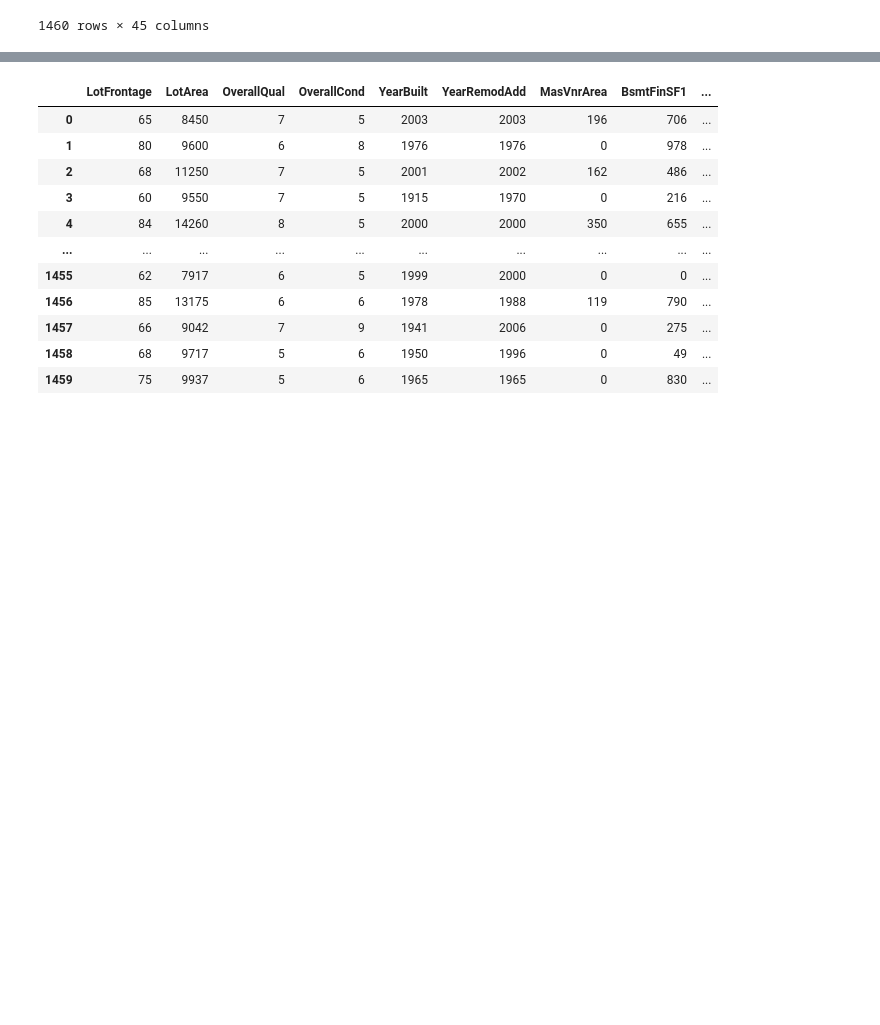
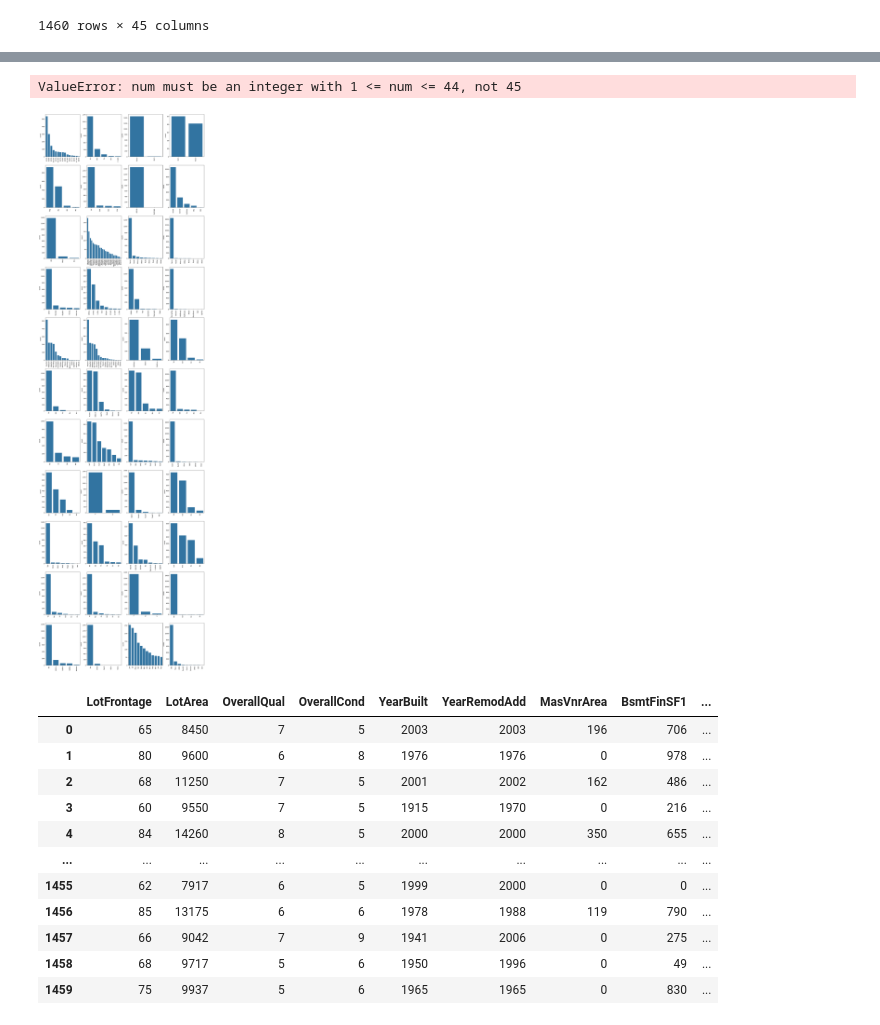
Before and after one commit to Meenakshigupta6527/EDA-for-Real-Estate-Pricing, a Jupyter notebook: Exploratory_Data_Analysis_for_Real_Estate_Pricing.ipynb, the cells around one changed output, grey strips where cells are left out. Saved outputs shown, nothing was run; the diff lists cells and outputs as text; code cells hidden in the pictures; blank space fills up the shorter version.

```diff
--- a/Exploratory_Data_Analysis_for_Real_Estate_Pricing.ipynb
+++ b/Exploratory_Data_Analysis_for_Real_Estate_Pricing.ipynb
@@ -183,3 +230,18 @@ dataset1_cat
+# %%
+plt.figure(figsize=(20, 70))
+plt.title('Categorical Features: Distribution')
+plt.xticks(rotation=90)
+index = 1
+
+for col in object_cols:
+	y = dataset1_cat[col].value_counts()
+	plt.subplot(11, 4,index)
+	plt.xticks(rotation=90)
+	sns.barplot(x=list(y.index), y=y)
+	index += 1
+# %% [output]
+ValueError: num must be an integer with 1 <= num <= 44, not 45
+[figure, added]
 # %%
 df_num = dataset1.select_dtypes(include=['number'])  # Select numeric columns
 df_num
```
Also changed, not shown: parts of 5 cells of this notebook.
